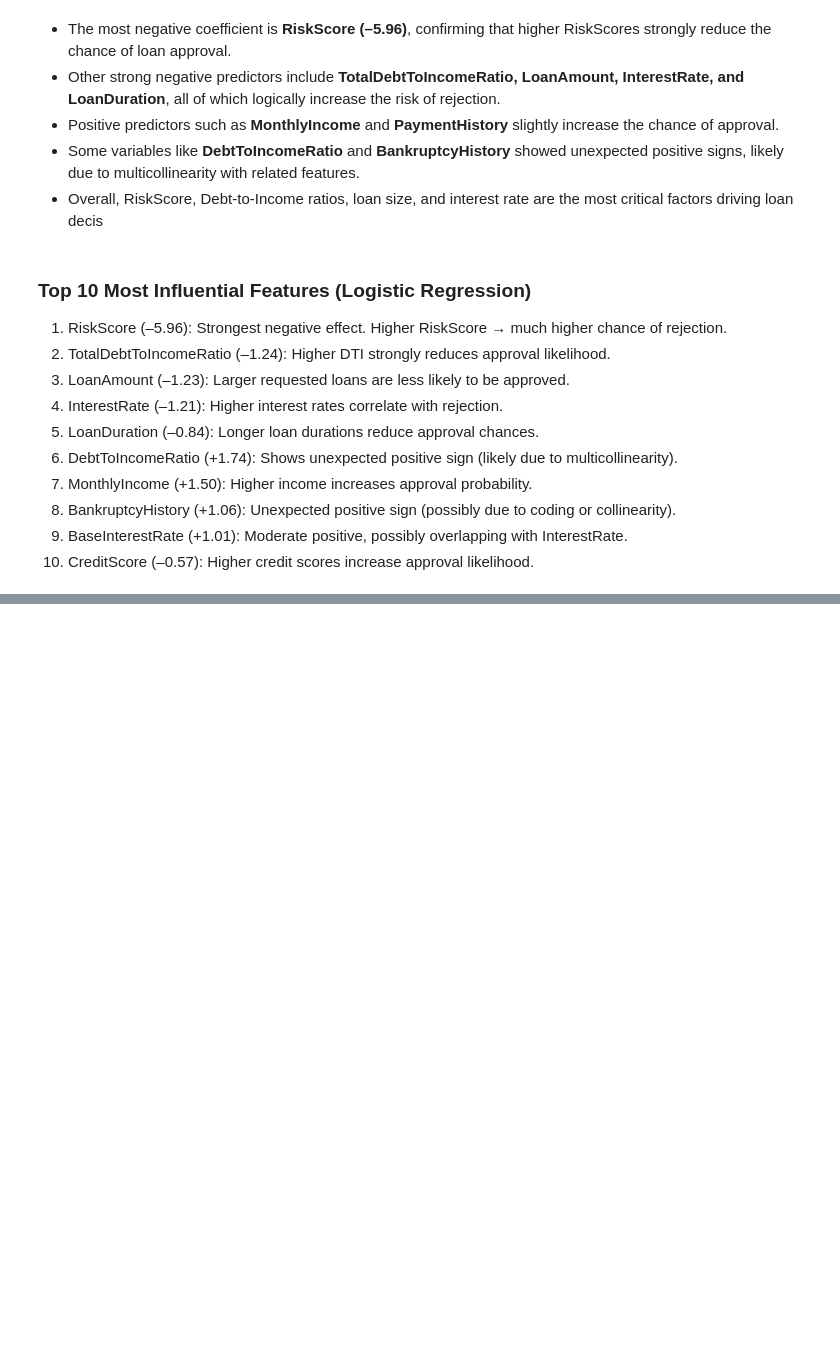
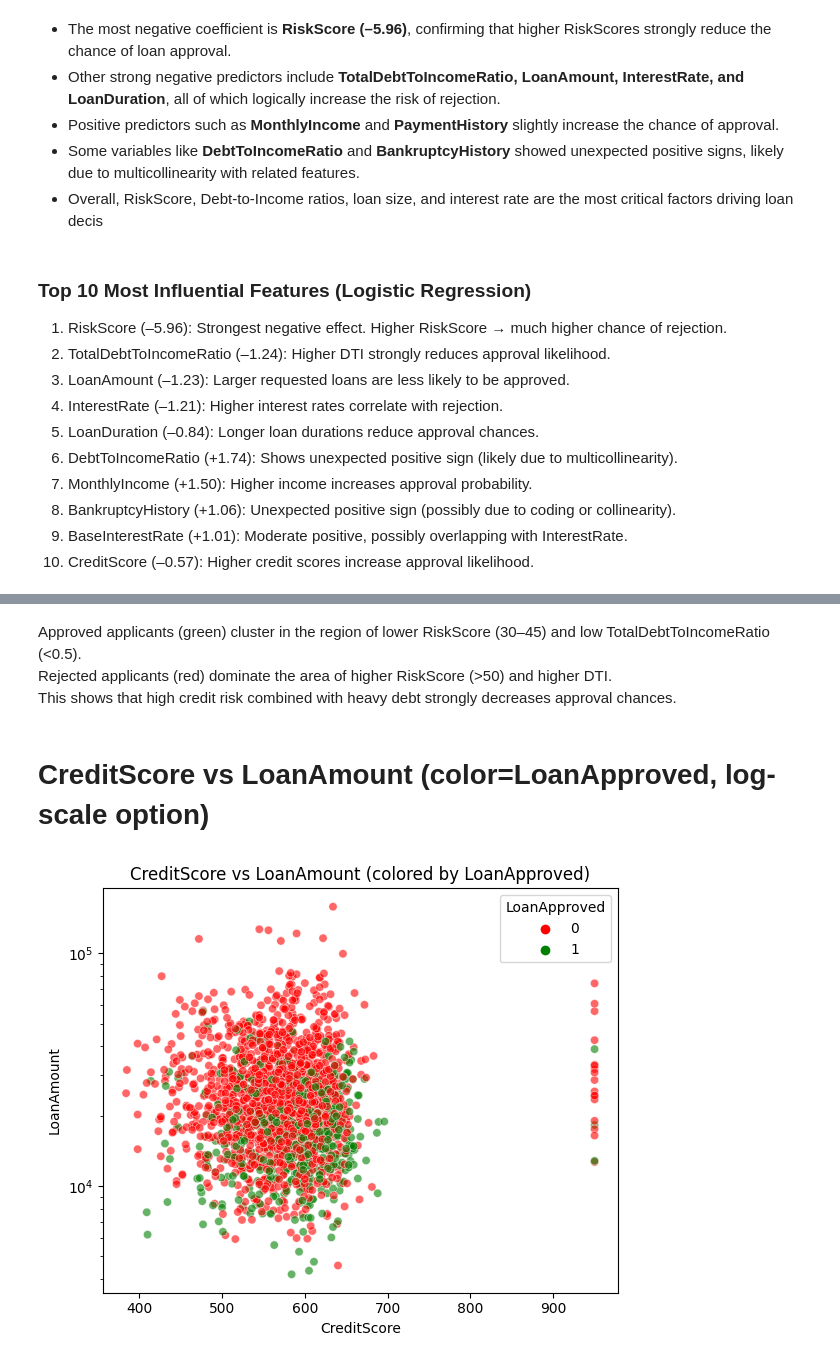
Before and after one commit to KimiyaVahidMotlagh/QBC-DA10-Group4Project1, a Jupyter notebook: DA10_EDA-poya.ipynb, the cells around one changed output, grey strips where cells are left out. Cells and saved outputs as stored; diff of their text form; code cells hidden in the pictures; blank space fills up the shorter version.

```diff
--- a/DA10_EDA-poya.ipynb
+++ b/DA10_EDA-poya.ipynb
@@ -917,0 +940,22 @@ print(top10)
+# %% [markdown]
+Approved applicants (green) cluster in the region of lower RiskScore (30–45) and low TotalDebtToIncomeRatio (<0.5).
+Rejected applicants (red) dominate the area of higher RiskScore (>50) and higher DTI.
+This shows that high credit risk combined with heavy debt strongly decreases approval chances.
+# %% [markdown]
+# CreditScore vs LoanAmount (color=LoanApproved, log-scale option)
+# %%
+plt.figure(figsize=(6,5))
+sns.scatterplot(
+    data=df,
+    x='CreditScore',
+    y='LoanAmount',
+    hue='LoanApproved',
+    alpha=0.6,
+    palette={0: "red", 1: "green"}
+)
+plt.yscale("log")  # comment out this line if you don’t want log-scale
+plt.title('CreditScore vs LoanAmount (colored by LoanApproved)')
+plt.tight_layout()
+plt.show()
+# %% [output]
+[figure, added]
```
Also changed, not shown: parts of 13 cells of this notebook.
